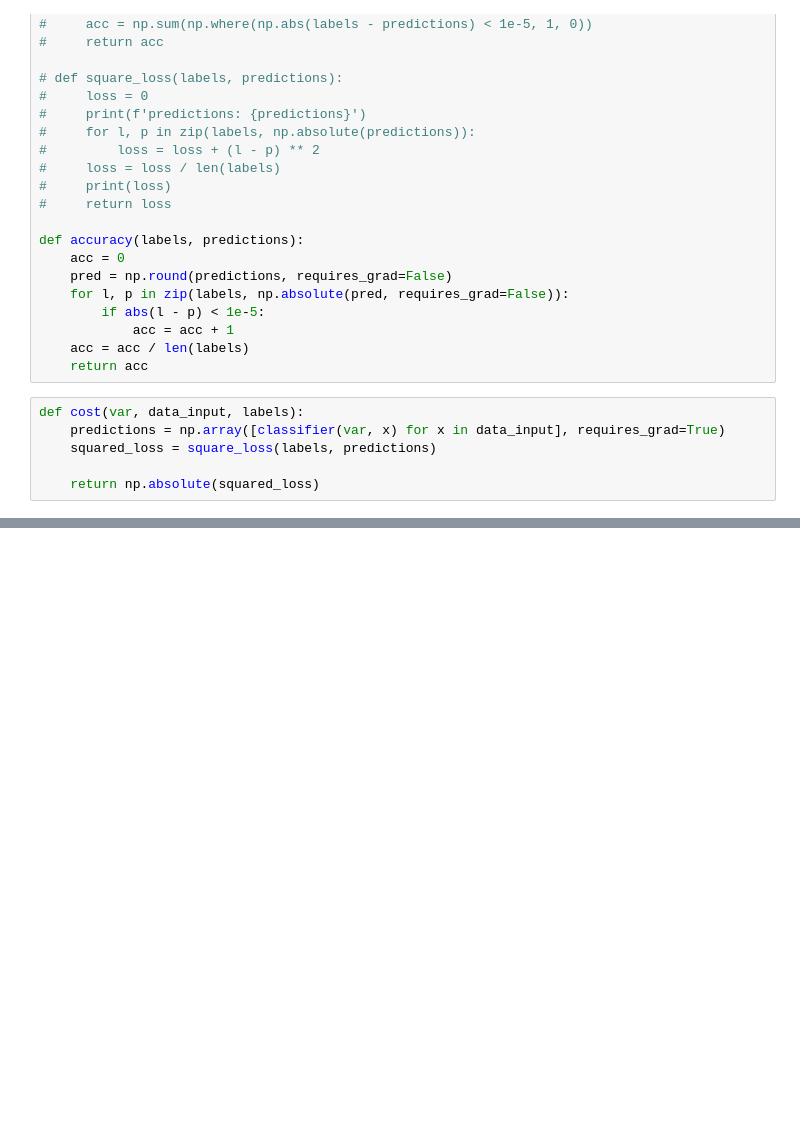
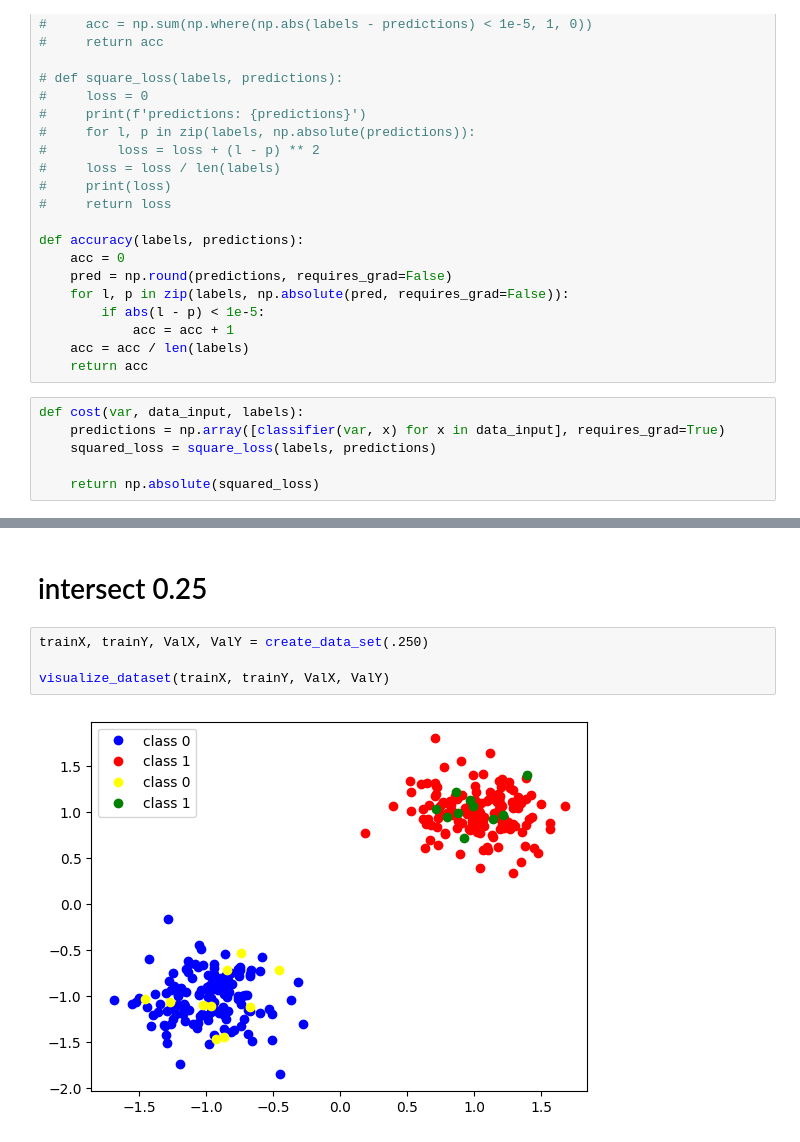
Before and after one commit to Kasymkhankhubiyev/Quatum_ML, a Jupyter notebook: GPU/PennyLane_Binary.ipynb, the cells around one changed output, grey strips where cells are left out. Drawn from its saved outputs; the diff is of its cells as text; blank space fills up the shorter version.

```diff
--- a/GPU/PennyLane_Binary.ipynb
+++ b/GPU/PennyLane_Binary.ipynb
@@ -262,0 +306,8 @@ Platform info:           Linux-5.10.147+-x86_64-with-glibc2.31
+# %% [markdown]
+# intersect 0.25
+# %%
+trainX, trainY, ValX, ValY = create_data_set(.250)
+
+visualize_dataset(trainX, trainY, ValX, ValY)
+# %% [output]
+[figure, added]
```
Also changed, not shown: parts of 26 cells of this notebook.
